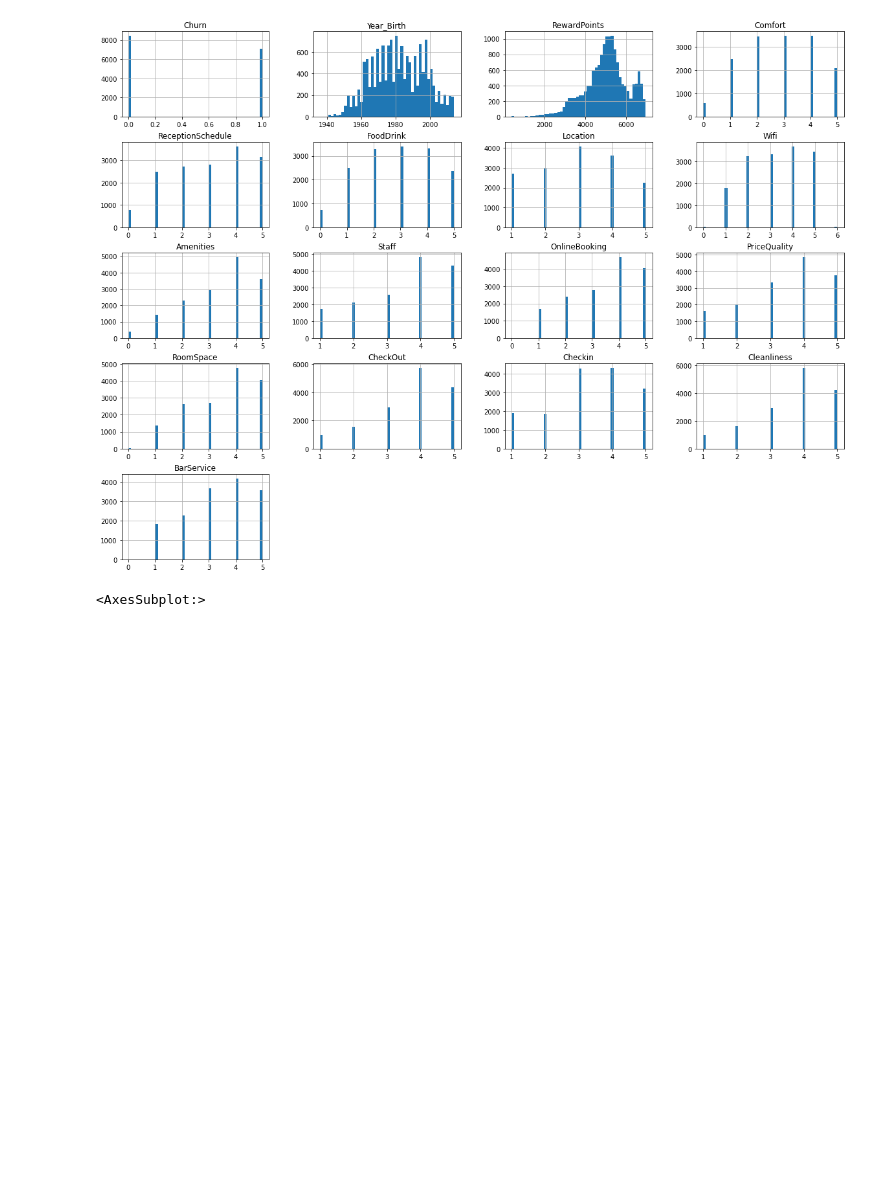
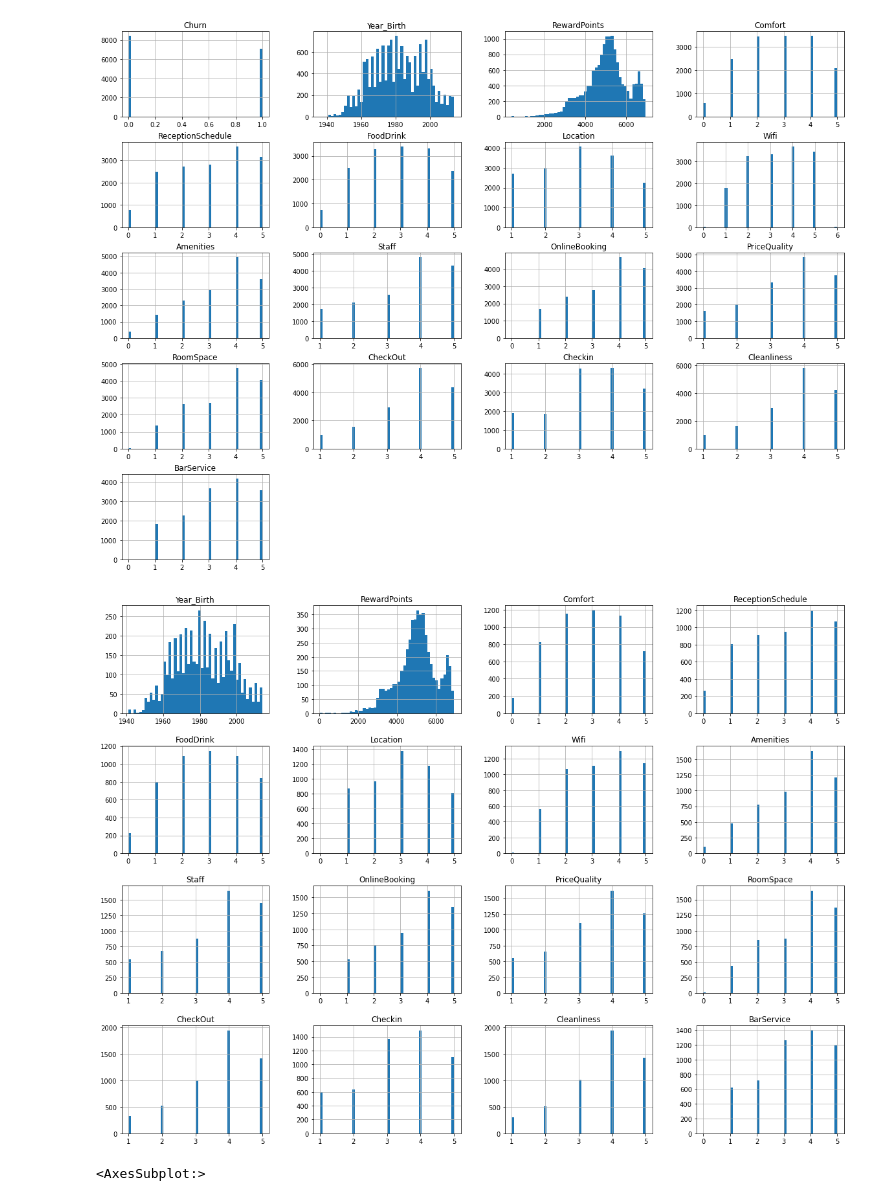
Before and after one commit to jorgecompleto/Churn-Supervised-Learning-Project, a Jupyter notebook: Churn Classifier - Supervised Learning.ipynb, the cells around one changed output. Drawn from its saved outputs; the diff is of its cells as text; code cells hidden in the pictures; blank space fills up the shorter version.

```diff
--- a/Churn Classifier - Supervised Learning.ipynb
+++ b/Churn Classifier - Supervised Learning.ipynb
@@ -190,6 +198,12 @@ df_train.hist(bins = 50, figsize = (20, 15))
 plt.show()
 # %% [output]
 [figure]
+# %%
+%matplotlib inline
+df_test.hist(bins = 50, figsize = (20, 15))
+plt.show()
+# %% [output]
+[figure, added]
 # %%
 sns.boxplot(data = df_train[['Year_Birth']])
 # %% [output]
```
Also changed, not shown: parts of 285 cells of this notebook.
